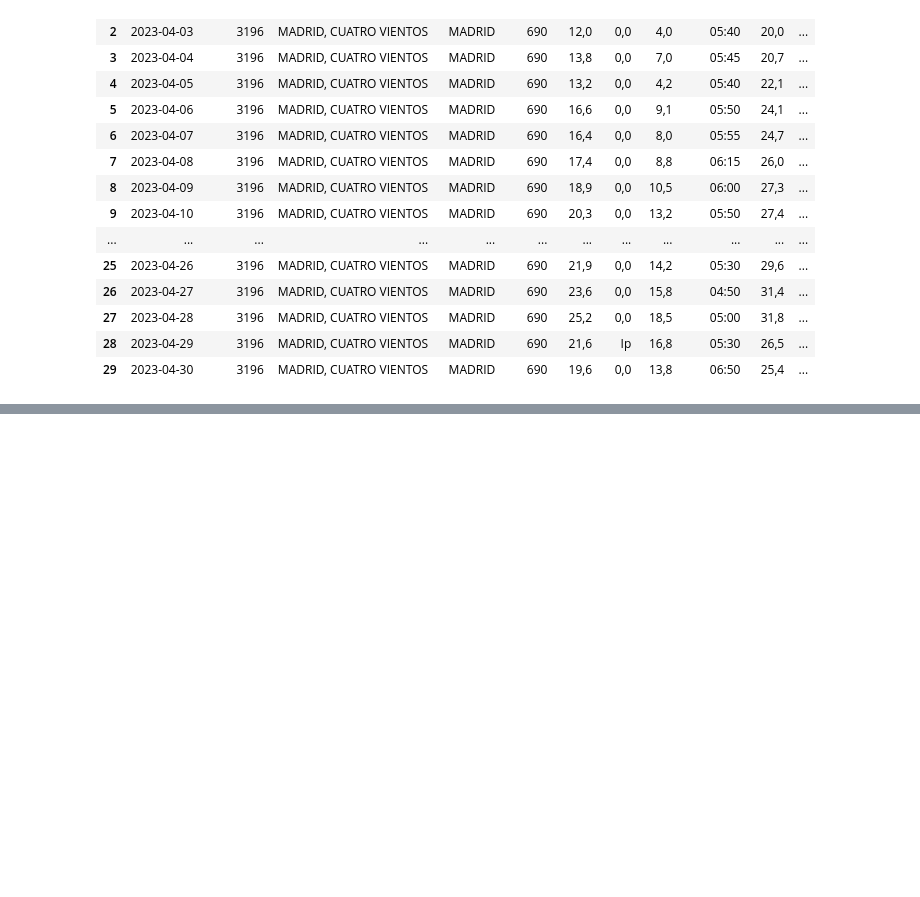
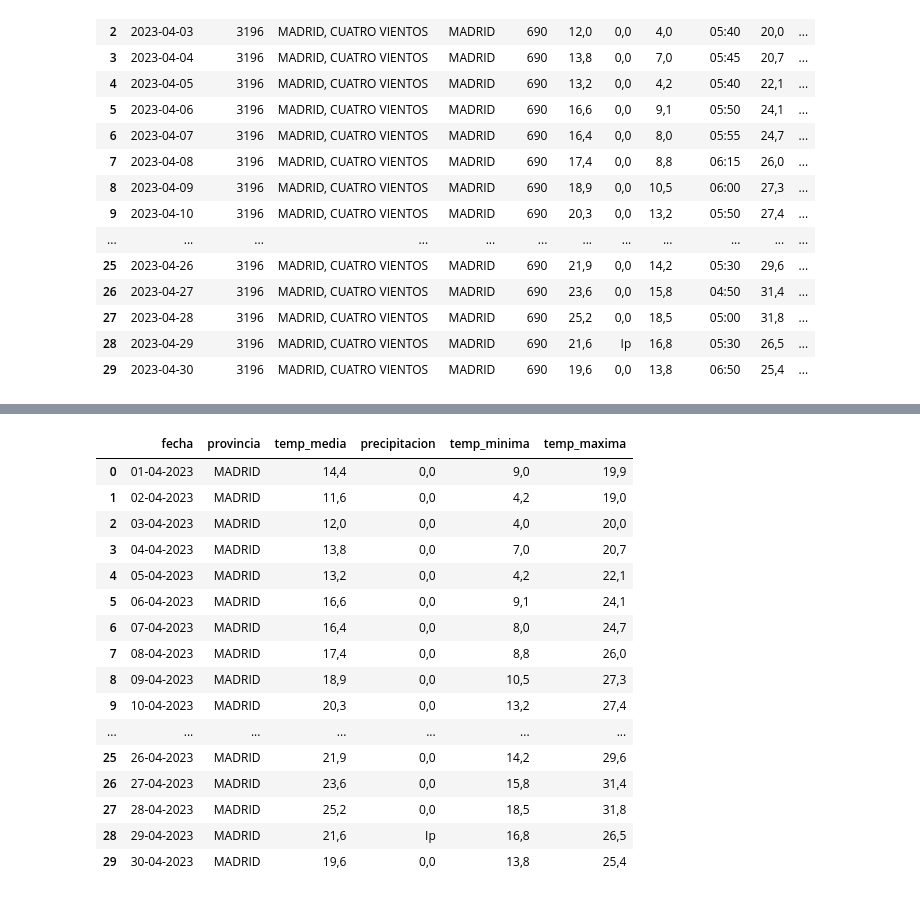
Before and after one commit to dapafer/ETL-process, a Jupyter notebook: src/AEMET_data_API.ipynb, the cells around one changed output, grey strips where cells are left out. Saved outputs shown, nothing was run; the diff lists cells and outputs as text; code cells hidden in the pictures; blank space fills up the shorter version.

```diff
--- a/src/AEMET_data_API.ipynb
+++ b/src/AEMET_data_API.ipynb
@@ -194,0 +241,24 @@ clima_dia_abr23_df
+# %%
+# modificar el formato de la columna "fecha"
+clima_dia_abr23_df['fecha'] = pd.to_datetime(clima_dia_abr23_df['fecha'])
+clima_dia_abr23_df['fecha'] = clima_dia_abr23_df['fecha'].dt.strftime('%d-%m-%Y')
+
+clima_dia_abr23_df
+# %% [output]
+|  | fecha | provincia | temp_media | precipitacion | temp_minima | temp_maxima |
+| 0 | 01-04-2023 | MADRID | 14,4 | 0,0 | 9,0 | 19,9 |
+| 1 | 02-04-2023 | MADRID | 11,6 | 0,0 | 4,2 | 19,0 |
+| 2 | 03-04-2023 | MADRID | 12,0 | 0,0 | 4,0 | 20,0 |
+| 3 | 04-04-2023 | MADRID | 13,8 | 0,0 | 7,0 | 20,7 |
+| 4 | 05-04-2023 | MADRID | 13,2 | 0,0 | 4,2 | 22,1 |
+| 5 | 06-04-2023 | MADRID | 16,6 | 0,0 | 9,1 | 24,1 |
+| 6 | 07-04-2023 | MADRID | 16,4 | 0,0 | 8,0 | 24,7 |
+| 7 | 08-04-2023 | MADRID | 17,4 | 0,0 | 8,8 | 26,0 |
+| 8 | 09-04-2023 | MADRID | 18,9 | 0,0 | 10,5 | 27,3 |
+| 9 | 10-04-2023 | MADRID | 20,3 | 0,0 | 13,2 | 27,4 |
+| ... | ... | ... | ... | ... | ... | ... |
+| 25 | 26-04-2023 | MADRID | 21,9 | 0,0 | 14,2 | 29,6 |
+| 26 | 27-04-2023 | MADRID | 23,6 | 0,0 | 15,8 | 31,4 |
+| 27 | 28-04-2023 | MADRID | 25,2 | 0,0 | 18,5 | 31,8 |
+| 28 | 29-04-2023 | MADRID | 21,6 | Ip | 16,8 | 26,5 |
+| 29 | 30-04-2023 | MADRID | 19,6 | 0,0 | 13,8 | 25,4 |
```
Also changed, not shown: parts of 5 cells of this notebook, 1 other file.
